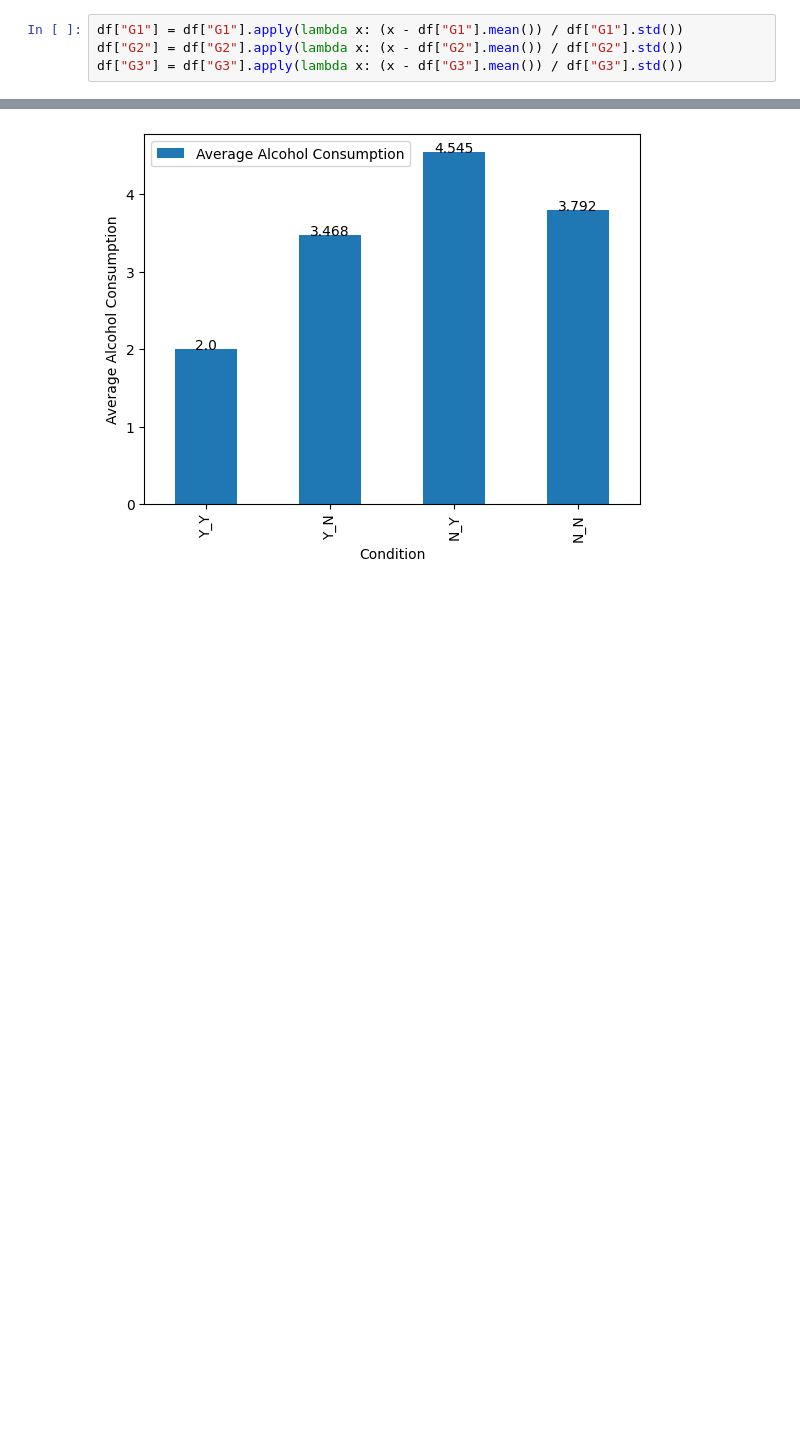
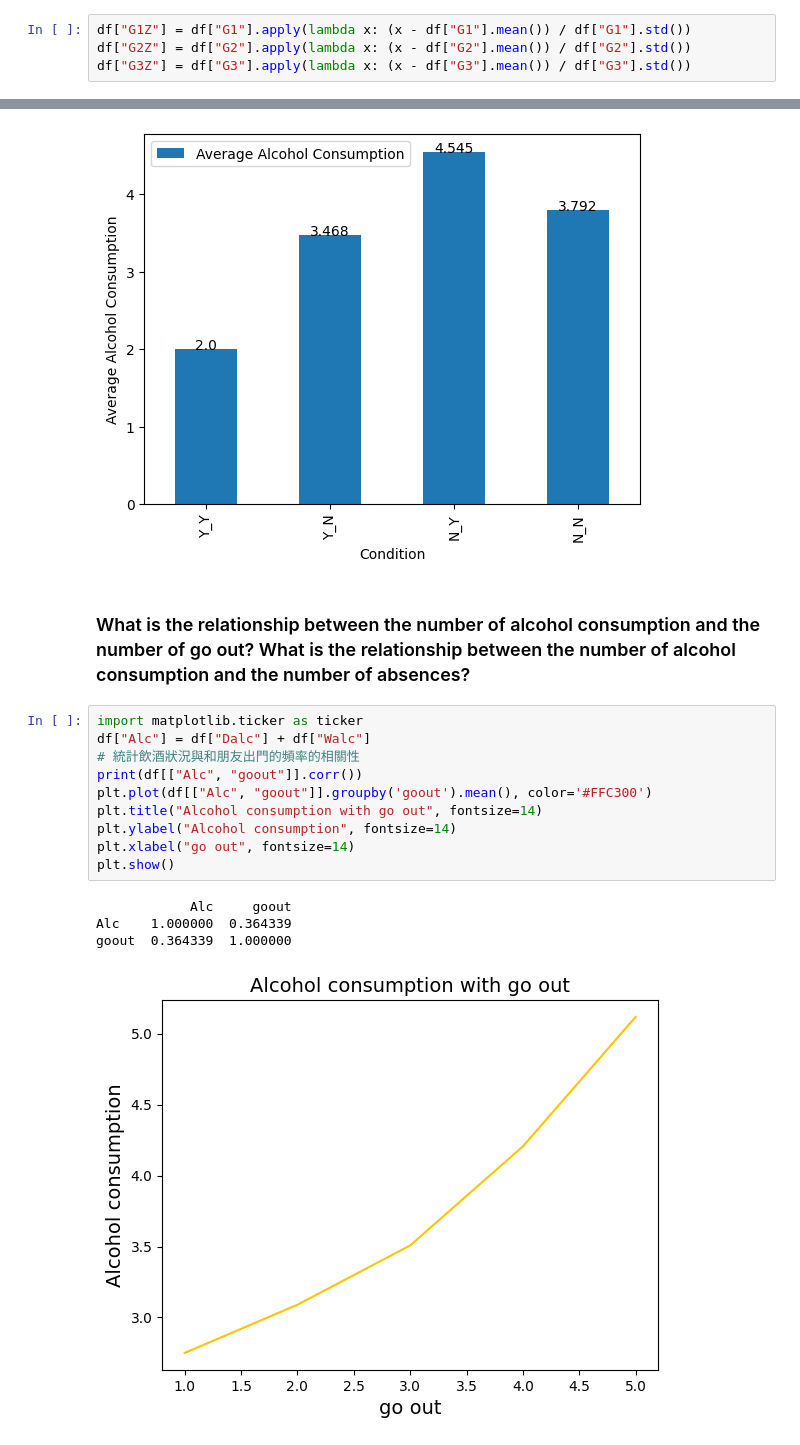
Before and after one commit to guozhuyin/112NetworkLearningTechnology, a Jupyter notebook: EducationalDataMiningUsingPython/MidtermProject231101.ipynb, the cells around one changed output, grey strips where cells are left out. Saved outputs shown, nothing was run; the diff lists cells and outputs as text; blank space fills up the shorter version.

```diff
--- a/EducationalDataMiningUsingPython/MidtermProject231101.ipynb
+++ b/EducationalDataMiningUsingPython/MidtermProject231101.ipynb
@@ -53,9 +53,9 @@ min        2.000000
 max       10.000000
 Name: Alc, dtype: float64
 # %%
-df["G1"] = df["G1"].apply(lambda x: (x - df["G1"].mean()) / df["G1"].std())
-df["G2"] = df["G2"].apply(lambda x: (x - df["G2"].mean()) / df["G2"].std())
-df["G3"] = df["G3"].apply(lambda x: (x - df["G3"].mean()) / df["G3"].std())
+df["G1Z"] = df["G1"].apply(lambda x: (x - df["G1"].mean()) / df["G1"].std())
+df["G2Z"] = df["G2"].apply(lambda x: (x - df["G2"].mean()) / df["G2"].std())
+df["G3Z"] = df["G3"].apply(lambda x: (x - df["G3"].mean()) / df["G3"].std())
 # %%
 # Illustrate the total number of people who drink alcohol per week
 totalst = []
@@ -305,3 +305,20 @@ plt.show()
  沒有額外的教育支持但有額外付費課程的平均酒精消費量： 4.545
  沒有額外的教育支持也沒有額外付費課程的平均酒精消費量： 3.792
 [figure]
+# %% [markdown]
+### What is the relationship between the number of alcohol consumption and the number of go out? What is the relationship between the number of alcohol consumption and the number of absences?
+# %%
+import matplotlib.ticker as ticker
+df["Alc"] = df["Dalc"] + df["Walc"]
+# 統計飲酒狀況與和朋友出門的頻率的相關性
+print(df[["Alc", "goout"]].corr())
+plt.plot(df[["Alc", "goout"]].groupby('goout').mean(), color='#FFC300')
+plt.title("Alcohol consumption with go out", fontsize=14)
+plt.ylabel("Alcohol consumption", fontsize=14)
+plt.xlabel("go out", fontsize=14)
+plt.show()
+# %% [output]
+            Alc     goout
+Alc    1.000000  0.364339
+goout  0.364339  1.000000
+[figure, added]
```
Also changed, not shown: parts of 16 cells of this notebook.
